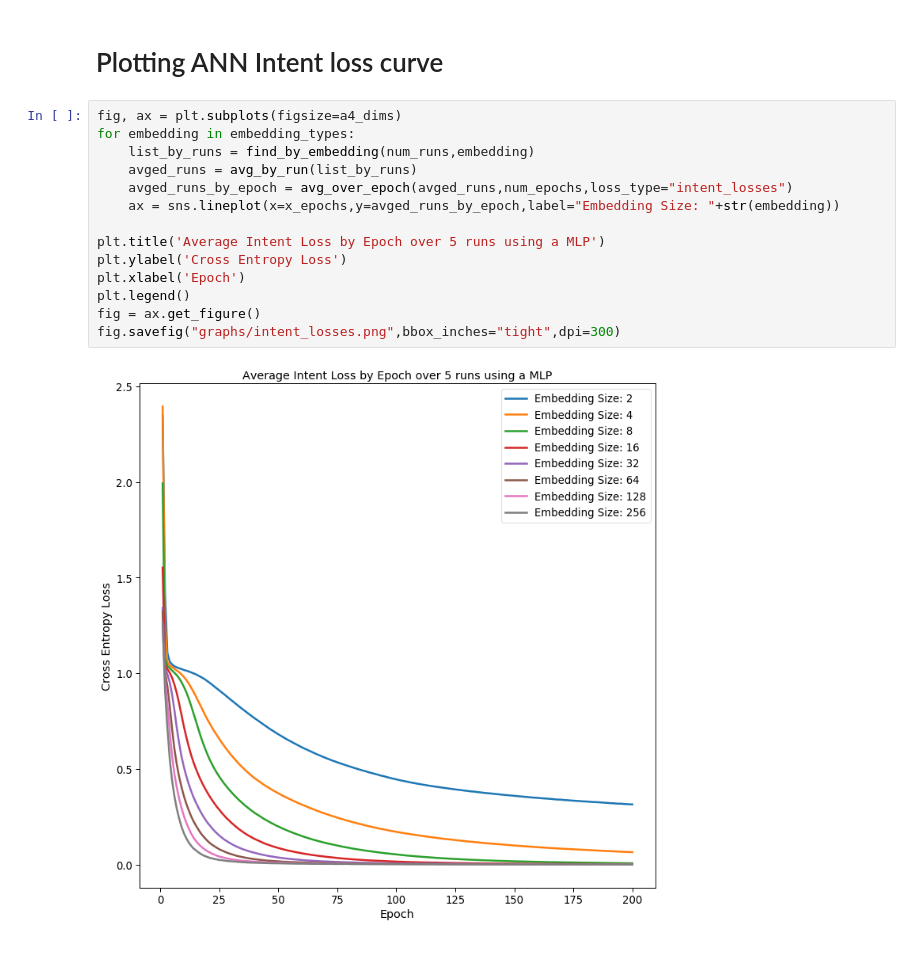
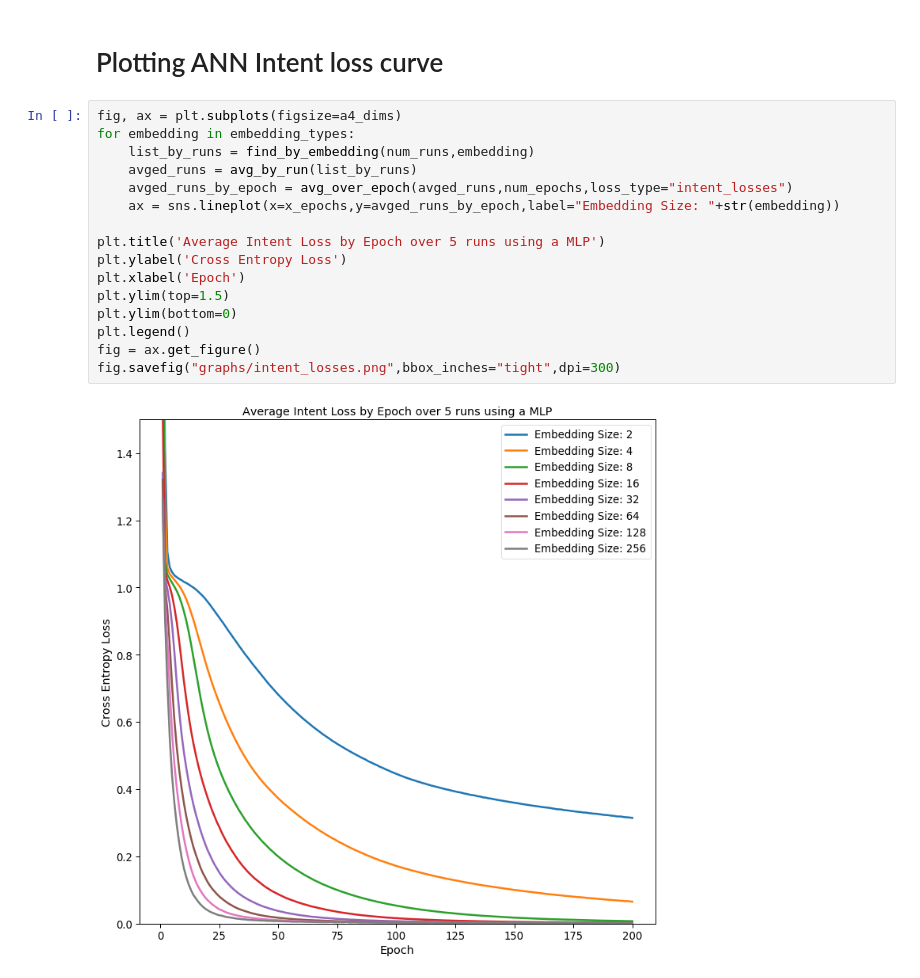
Before and after one commit to lionely/nlu-joint-slot-intent-detection, a Jupyter notebook: Processing ANN Experiment Results.ipynb, the cells around one changed output. Drawn from its saved outputs; the diff is of its cells as text.

```diff
--- a/Processing ANN Experiment Results.ipynb
+++ b/Processing ANN Experiment Results.ipynb
@@ -80,16 +82,18 @@ fig.savefig("graphs/slot_losses.png",bbox_inches="tight",dpi=300)
 # %%
 fig, ax = plt.subplots(figsize=a4_dims)
 for embedding in embedding_types:
     list_by_runs = find_by_embedding(num_runs,embedding)
     avged_runs = avg_by_run(list_by_runs)
     avged_runs_by_epoch = avg_over_epoch(avged_runs,num_epochs,loss_type="intent_losses")
     ax = sns.lineplot(x=x_epochs,y=avged_runs_by_epoch,label="Embedding Size: "+str(embedding))
 
 plt.title('Average Intent Loss by Epoch over 5 runs using a MLP')
 plt.ylabel('Cross Entropy Loss')
 plt.xlabel('Epoch')
+plt.ylim(top=1.5)
+plt.ylim(bottom=0)
 plt.legend()
 fig = ax.get_figure()
 fig.savefig("graphs/intent_losses.png",bbox_inches="tight",dpi=300)
 # %% [output]
-[figure, old version]
+[figure, new version]
```
Also changed, not shown: parts of 1 cell of this notebook, 26 other files.
